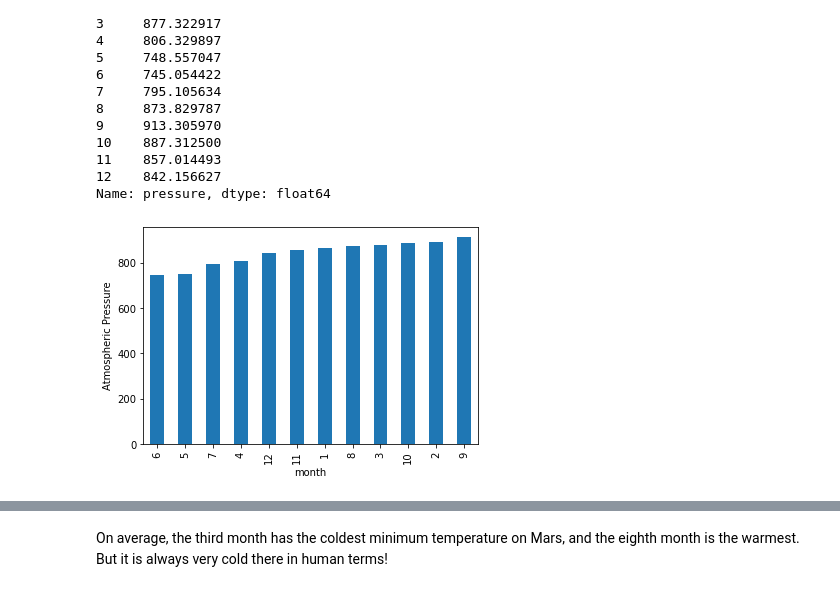
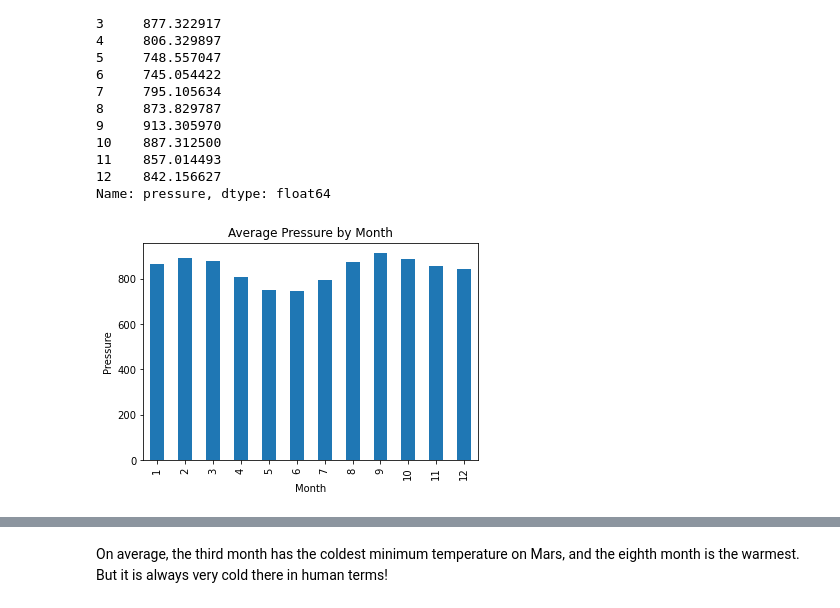
Before and after one commit to mdakegh/Mars_Mission, a Jupyter notebook: Mars_Mission/part_2_mars_weather.ipynb, the cells around one changed output, grey strips where cells are left out. Cells and saved outputs as stored; diff of their text form; code cells hidden in the pictures.

```diff
--- a/Mars_Mission/part_2_mars_weather.ipynb
+++ b/Mars_Mission/part_2_mars_weather.ipynb
@@ -112,3 +79,4 @@ Mars Temperature Data
 # %%
 # Create a Pandas DataFrame by using the list of rows and a list of the column names
-df
+tables = pd.read_html(mars_url)
+Mars_DF = tables[0]
@@ -156,6 +117,7 @@ pressure            float64
 dtype: object
 # %%
 # Change data types for data analysis
-df = df.astype(str)
+Mars_DF['terrestrial_date'] = pd.to_datetime(Mars_DF['terrestrial_date'])
+Mars_DF['id'] = Mars_DF['id'].astype(object)
 # %%
 # Confirm type changes were successful by examining data types again
@@ -217,5 +210,7 @@ NameError: name 'month' is not defined
 # %%
 # 4. Average pressure by Martian month
+averagePressure = Mars_DF.groupby(['month']).mean()['pressure']
+averagePressure
 # %% [output]
 month
 1     862.488506
@@ -233,5 +228,10 @@ month
 Name: pressure, dtype: float64
 # %%
 # Plot the average pressure by month
+averagePressure.plot.bar()
+plt.title('Average Pressure by Month')
+plt.xlabel("Month")
+plt.ylabel("Pressure")
+plt.show()
 # %% [output]
-[figure, old version]
+[figure, new version]
```
Also changed, not shown: parts of 19 cells of this notebook, 1 other file.
